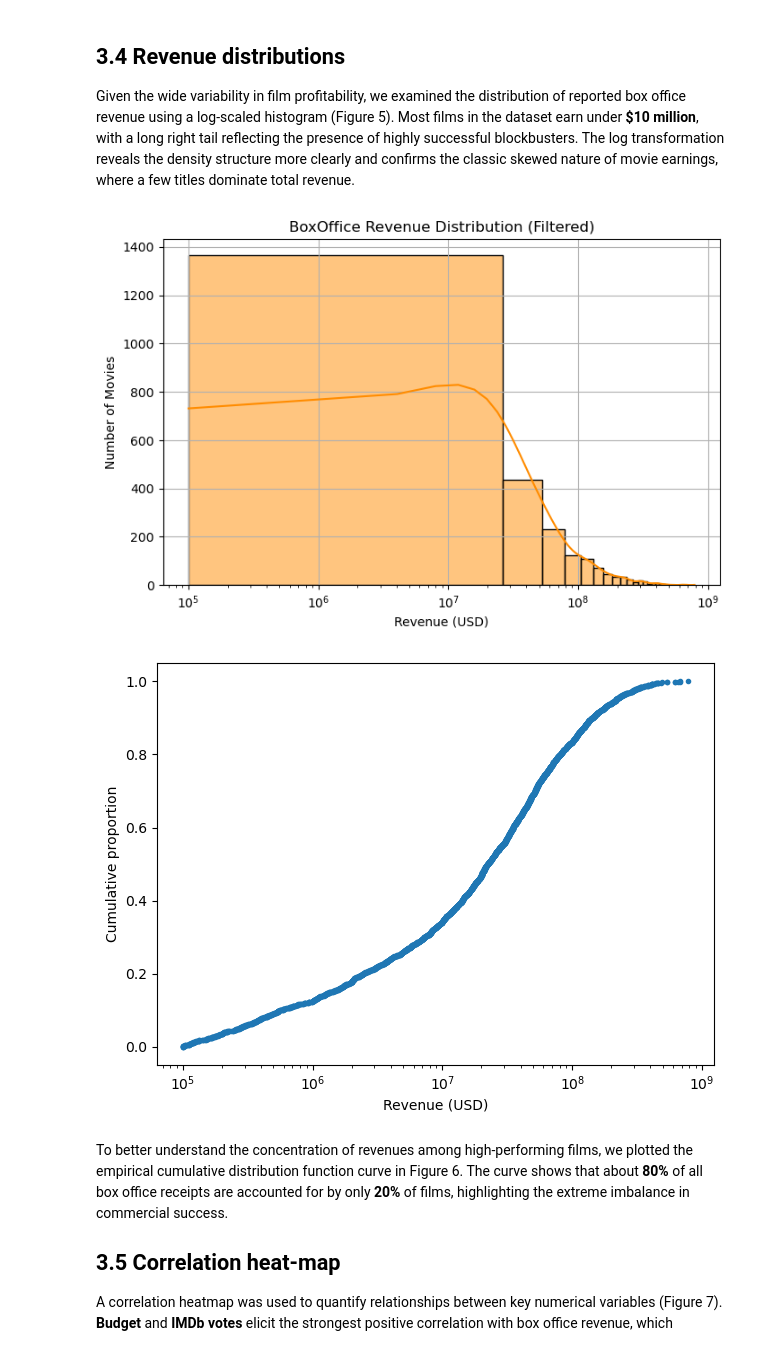
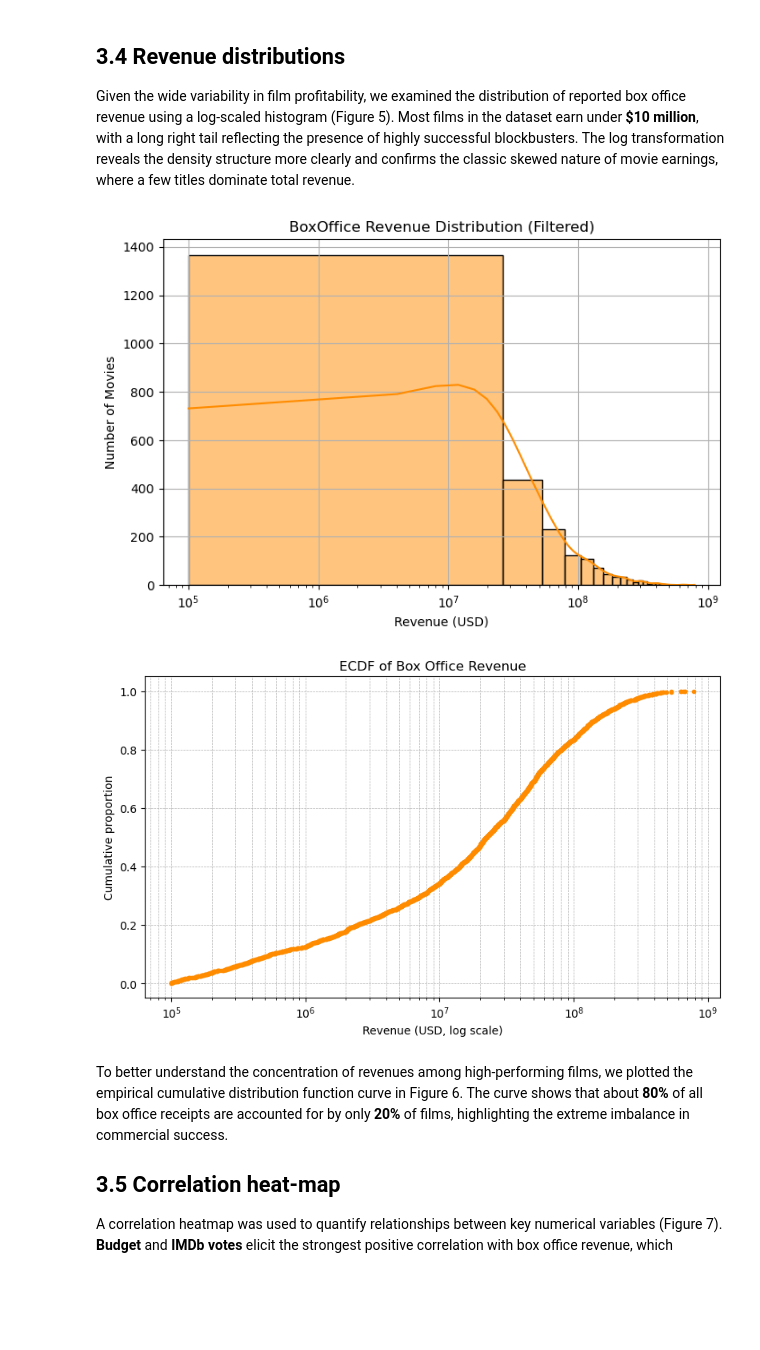
Before and after one commit to CU-S25-MSDSSB-DSCI-01-DataScienceLab/Movie-Project, a Jupyter notebook: main-report.ipynb, the cells around one changed output. Cells and saved outputs as stored; diff of their text form; code cells hidden in the pictures; blank space fills up the shorter version.

```diff
--- a/main-report.ipynb
+++ b/main-report.ipynb
@@ -145,26 +156,33 @@ Given the wide variability in film profitability, we examined the distribution o
 # %%
 #| fig-cap: "Figure 5 · Histogram of BoxOffice revenue (log ₁₀ scale, >$100 k)."
 filtered_df = df[df["BoxOffice"] > 100_000]
 
 plt.figure(figsize=(8, 5))
 sns.histplot(filtered_df["BoxOffice"], bins=30, kde=True, color="darkorange")
 plt.xscale("log")
 plt.title("BoxOffice Revenue Distribution (Filtered)")
 plt.xlabel("Revenue (USD)")
 plt.ylabel("Number of Movies")
 plt.grid(True)
 plt.show()
 
 #| fig-cap: "Figure 6 · ECDF of revenues (log ₁₀ scale)."
+mask = df["BoxOffice"].gt(1e5)
 bo = df.loc[mask, "BoxOffice"].sort_values()
 y  = np.arange(1, len(bo)+1) / len(bo)
-plt.plot(bo, y, marker=".", linestyle="none")
-plt.xscale("log"); plt.xlabel("Revenue (USD)")
+
+plt.figure(figsize=(8, 5))
+plt.plot(bo, y, marker=".", linestyle="none", color="darkorange")
+plt.xscale("log")
+plt.xlabel("Revenue (USD, log scale)")
 plt.ylabel("Cumulative proportion")
+plt.title("ECDF of Box Office Revenue")
+plt.grid(True, which="both", linestyle="--", linewidth=0.5)
 plt.tight_layout()
+plt.show()
 # %% [output]
 [figure]
-[figure, old version]
+[figure, new version]
 # %% [markdown]
 To better understand the concentration of revenues among high-performing films, we plotted the empirical cumulative distribution function curve in Figure 6. The curve shows that about **80%** of all box office receipts are accounted for by only **20%** of films, highlighting the extreme imbalance in commercial success.
 
```
Also changed, not shown: parts of 29 cells of this notebook, 29 other files.
